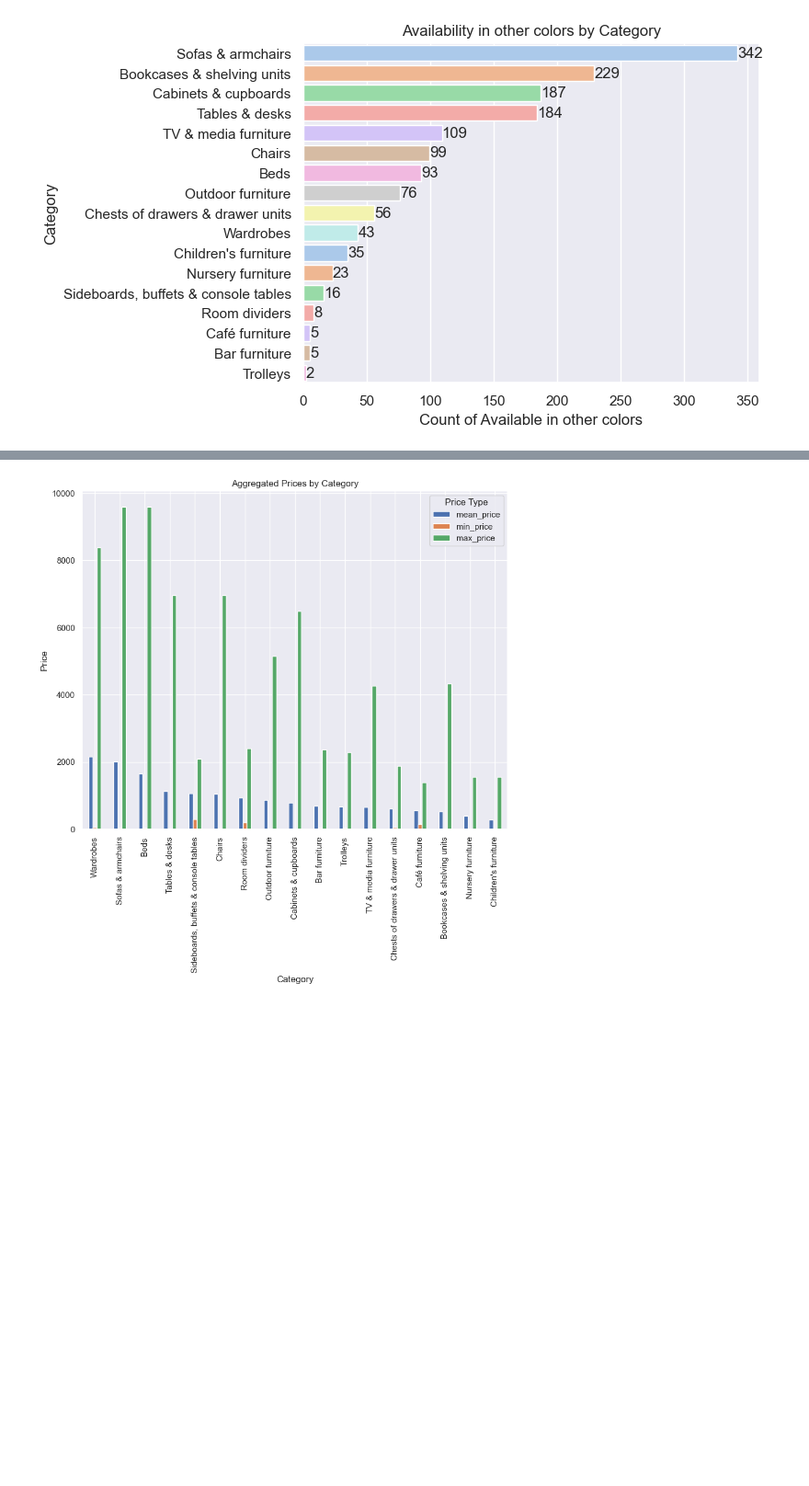
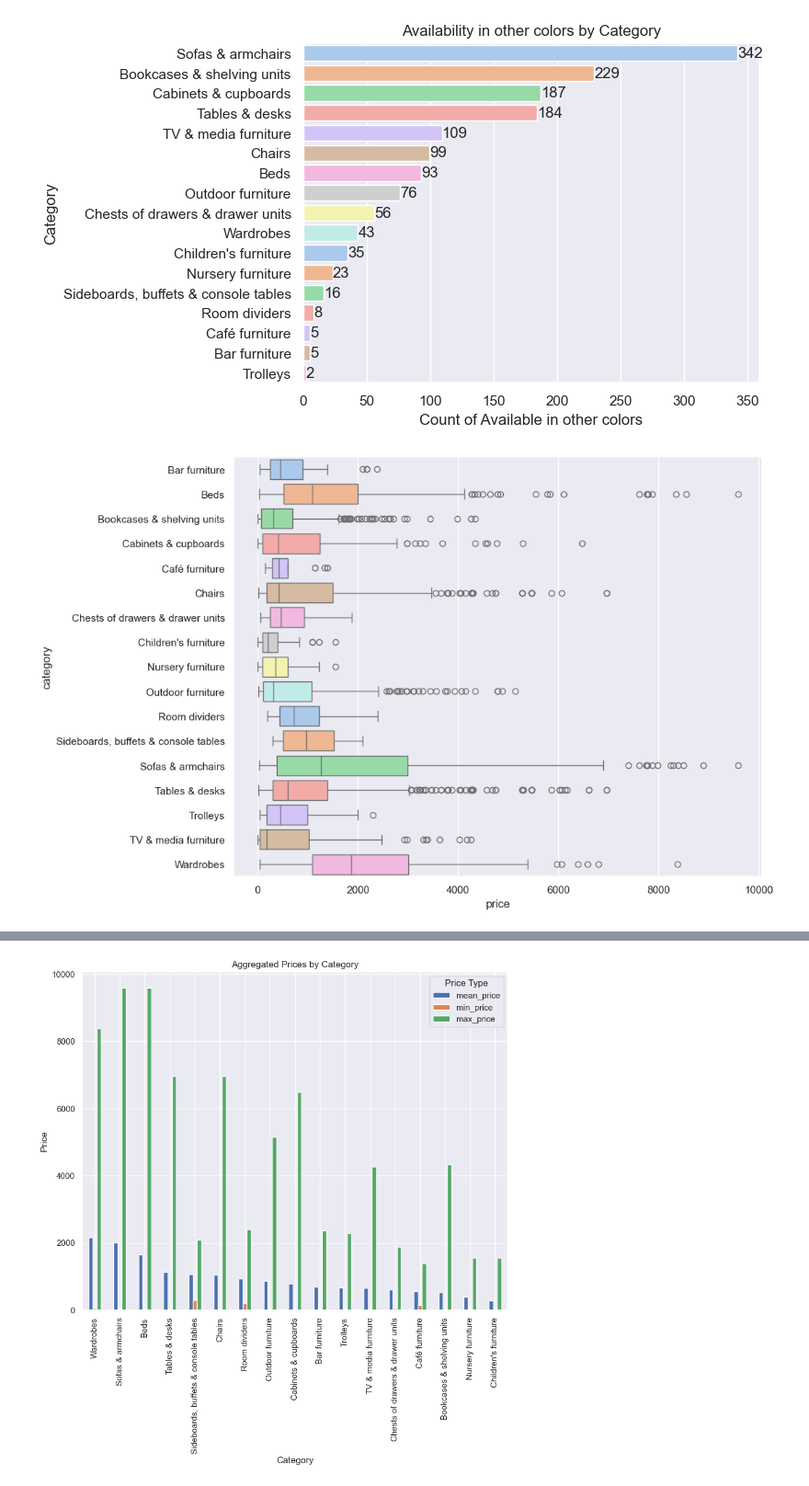
Before and after one commit to MarinaYurchenko/Python-Step-Project, a Jupyter notebook: Python Step project/Step.ipynb, the cells around one changed output, grey strips where cells are left out. Shown at 92% size. Cells and saved outputs as stored; diff of their text form; code cells hidden in the pictures; blank space fills up the shorter version.

```diff
--- a/Python Step project/Step.ipynb
+++ b/Python Step project/Step.ipynb
@@ -222,3 +469,10 @@ plt.title('Availability in other colors by Category')
 plt.show()
 # %% [output]
 [figure]
+# %%
+# the distribution of prices across different categories in the IKEA dataset, allowing for easy comparison of price ranges within each category
+plt.subplots(figsize = (10,8))
+sns.boxplot(data = ikea_ds, x = 'price', y = 'category', palette='pastel')
+plt.show()
+# %% [output]
+[figure, added]
```
Also changed, not shown: parts of 74 cells of this notebook.
